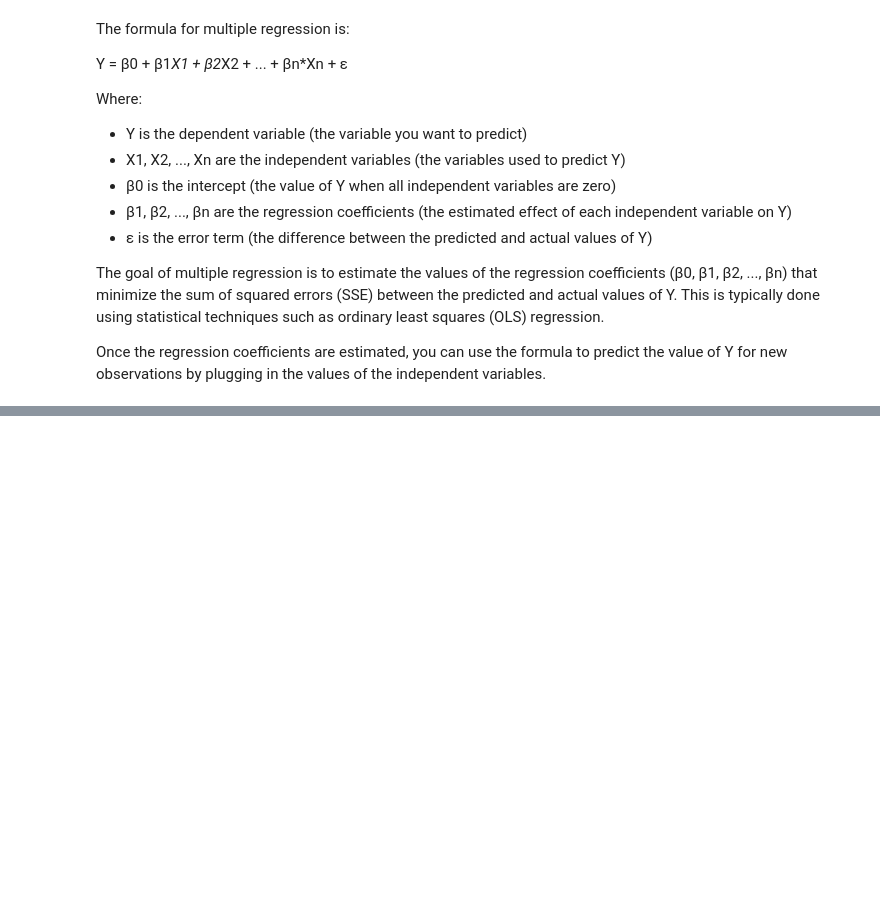
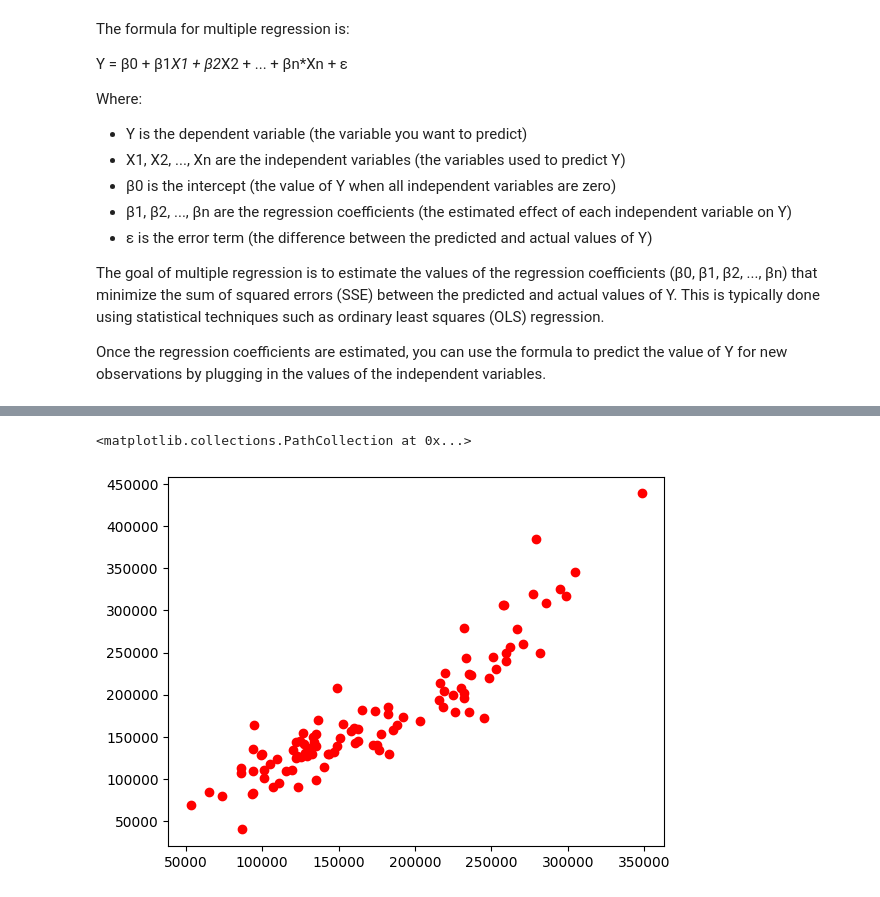
Before and after one commit to andrewcbuensalida/predict-housing-prices-mit, a Jupyter notebook: Module 7_Final_Project.ipynb, the cells around one changed output, grey strips where cells are left out. Saved outputs shown, nothing was run; the diff lists cells and outputs as text; code cells hidden in the pictures; blank space fills up the shorter version.

```diff
--- a/Module 7_Final_Project.ipynb
+++ b/Module 7_Final_Project.ipynb
@@ -387,0 +422,7 @@ Use this format for websites:
+# %%
+plt.scatter(
+    predictions_dropna, Y, color="r"
+)  # scatter plot of the predictions against the actual values. It should be a straight line with a slope of 1
+# %% [output]
+<matplotlib.collections.PathCollection at 0x...>
+[figure, added]
```
Also changed, not shown: parts of 91 cells of this notebook, 1 other file.
